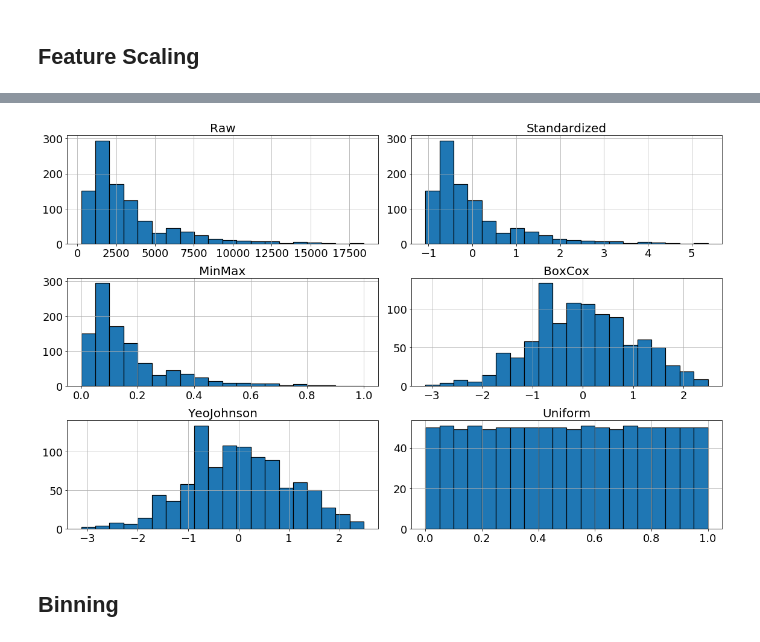
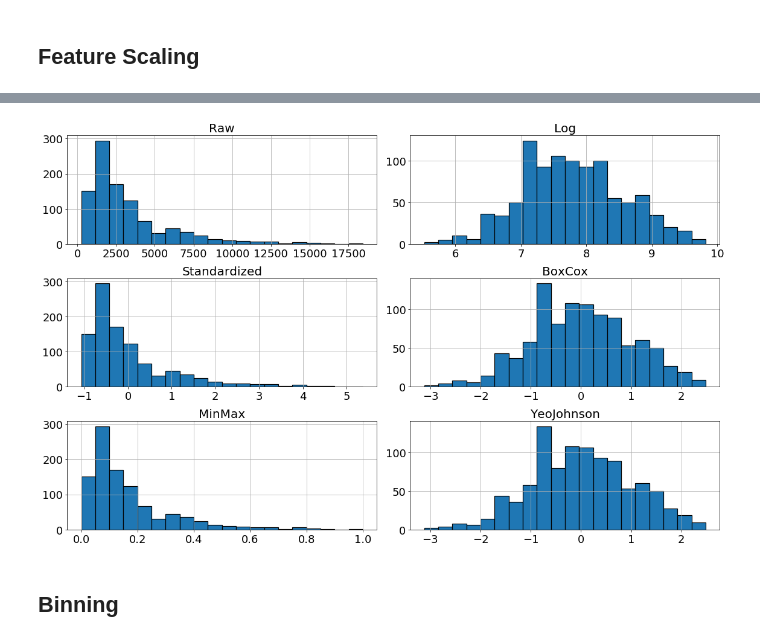
Before and after one commit to stepthom/sandbox, a Jupyter notebook: slides_advanced.ipynb, the cells around one changed output, grey strips where cells are left out. Cells and saved outputs as stored; diff of their text form; code cells hidden in the pictures.

```diff
--- a/slides_advanced.ipynb
+++ b/slides_advanced.ipynb
@@ -139,5 +125,5 @@ array([0, 0, 0, 0, 0, 0, 1, 0, 0])
 | 13 | 0.955808 | 0.585645 | 0 |
 | 14 | 1.567825 | 0.876146 | 0 |
 # %%
-dfg = pd.read_csv('data/GermanCredit.csv')
+df = pd.read_csv('data/GermanCredit.csv')
 # %%
@@ -194,6 +180,9 @@ X['Amount_YeoJohnson'] = scaler.transform(X[['Amount']])
 scaler = preprocessing.QuantileTransformer(random_state=0).fit(X[['Amount']])
 X['Amount_Uniform'] = scaler.transform(X[['Amount']])
 
+scaler = preprocessing.FunctionTransformer(np.log1p, validate=True).fit(X[['Amount']])
+X['Amount_Log'] = scaler.transform(X[['Amount']])
+
 type(X)
 X.head()
 # %% [output]
@@ -207,24 +196,25 @@ pandas.core.frame.DataFrame
 # %%
 def plot_hist(ax, feature, title):
     ax.hist(feature, bins=20, edgecolor='black', linewidth=1.2);
     ax.set_title(title, fontsize=20);
     ax.tick_params(axis='both', which='major', labelsize=18);
     ax.grid(True);
 
 plt.figure(figsize=(16, 10));
 plt.grid(True);
 plot_hist(plt.subplot(3, 2, 1), X['Amount'], 'Raw')
-plot_hist(plt.subplot(3, 2, 2), X['Amount_Scaled'], 'Standardized')
-plot_hist(plt.subplot(3, 2, 3), X['Amount_MinMax'], 'MinMax')
+plot_hist(plt.subplot(3, 2, 2), X['Amount_Log'], 'Log')
+plot_hist(plt.subplot(3, 2, 3), X['Amount_Scaled'], 'Standardized')
 plot_hist(plt.subplot(3, 2, 4), X['Amount_BoxCox'], 'BoxCox')
-plot_hist(plt.subplot(3, 2, 5), X['Amount_YeoJohnson'], 'YeoJohnson')
-plot_hist(plt.subplot(3, 2, 6), X['Amount_Uniform'], 'Uniform')
+plot_hist(plt.subplot(3, 2, 5), X['Amount_MinMax'], 'MinMax')
+plot_hist(plt.subplot(3, 2, 6), X['Amount_YeoJohnson'], 'YeoJohnson')
+
 
 
 #plt.title('Amount', fontsize=20)
 plt.tight_layout();
 plt.savefig('out/german_credit-transforms.png');
 # %% [output]
-[figure, old version]
+[figure, new version]
 # %% [markdown]
 ## Binning
```
Also changed, not shown: parts of 28 cells of this notebook, 3 other files.
